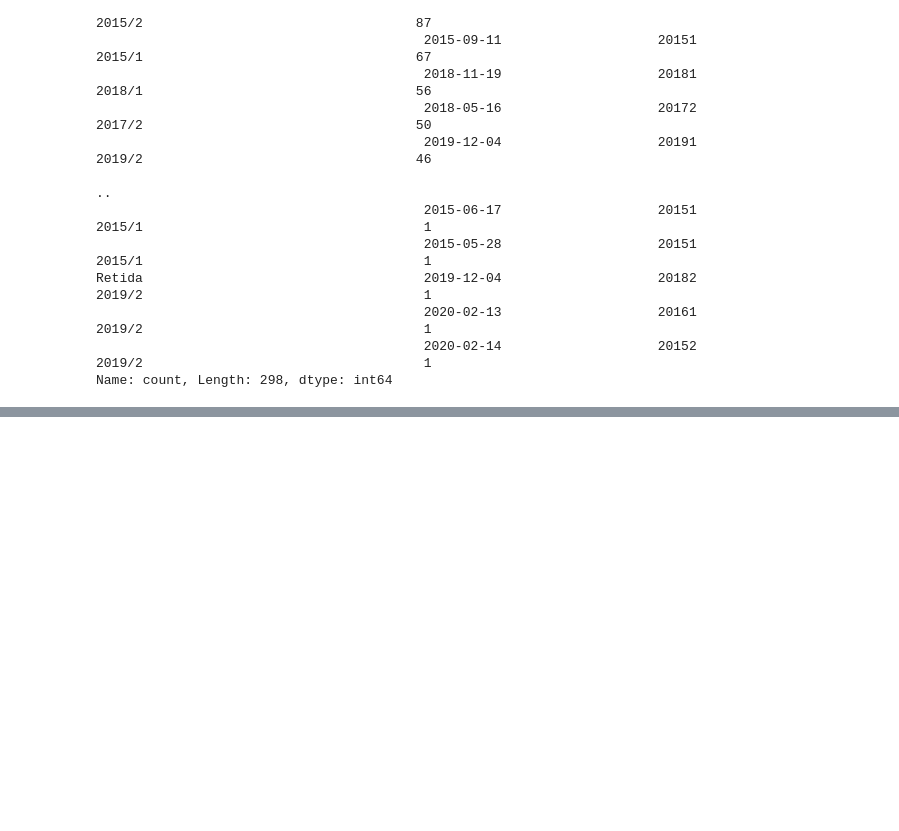
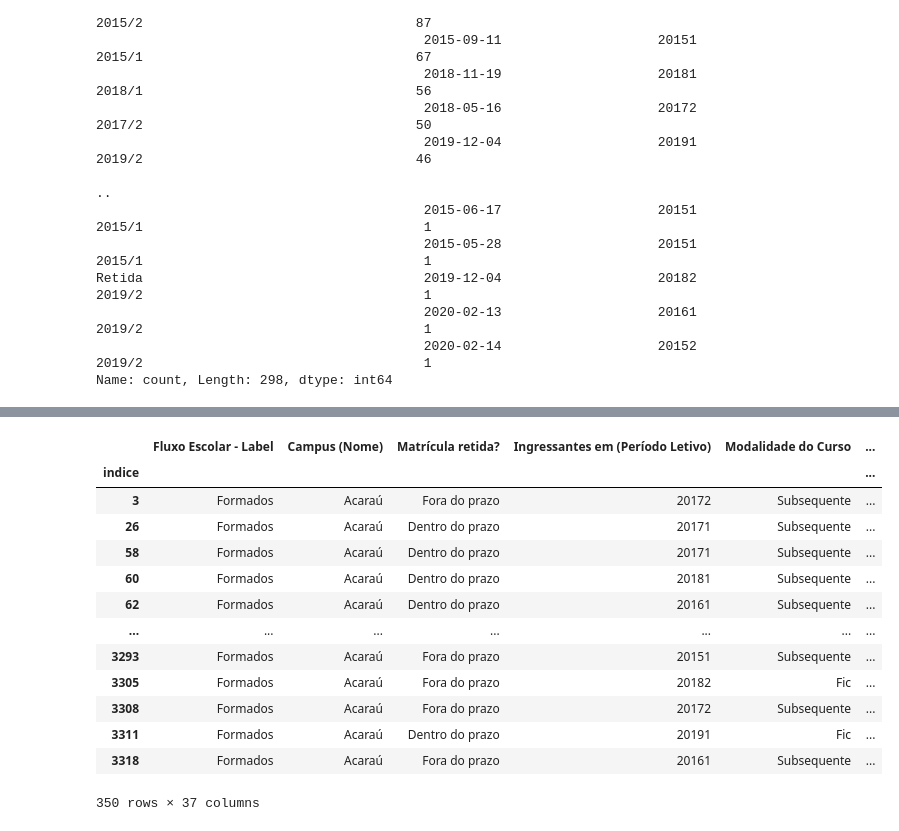
Before and after one commit to Daliego/special_topics_final_work, a Jupyter notebook: src/training_model.ipynb, the cells around one changed output, grey strips where cells are left out. Drawn from its saved outputs; the diff is of its cells as text; code cells hidden in the pictures; blank space fills up the shorter version.

```diff
--- a/src/training_model.ipynb
+++ b/src/training_model.ipynb
@@ -78,0 +104,17 @@ Name: count, Length: 298, dtype: int64
+# %%
+df_formados
+# %% [output]
+|  | Fluxo Escolar - Label | Campus (Nome) | Matrícula retida? | Ingressantes em (Período Letivo) | Modalidade do Curso | ... |
+| indice |  |  |  |  |  | ... |
+| 3 | Formados | Acaraú | Fora do prazo | 20172 | Subsequente | ... |
+| 26 | Formados | Acaraú | Dentro do prazo | 20171 | Subsequente | ... |
+| 58 | Formados | Acaraú | Dentro do prazo | 20171 | Subsequente | ... |
+| 60 | Formados | Acaraú | Dentro do prazo | 20181 | Subsequente | ... |
+| 62 | Formados | Acaraú | Dentro do prazo | 20161 | Subsequente | ... |
+| ... | ... | ... | ... | ... | ... | ... |
+| 3293 | Formados | Acaraú | Fora do prazo | 20151 | Subsequente | ... |
+| 3305 | Formados | Acaraú | Fora do prazo | 20182 | Fic | ... |
+| 3308 | Formados | Acaraú | Fora do prazo | 20172 | Subsequente | ... |
+| 3311 | Formados | Acaraú | Dentro do prazo | 20191 | Fic | ... |
+| 3318 | Formados | Acaraú | Fora do prazo | 20161 | Subsequente | ... |
+350 rows × 37 columns
```
Also changed, not shown: parts of 18 cells of this notebook, 5 other files.
